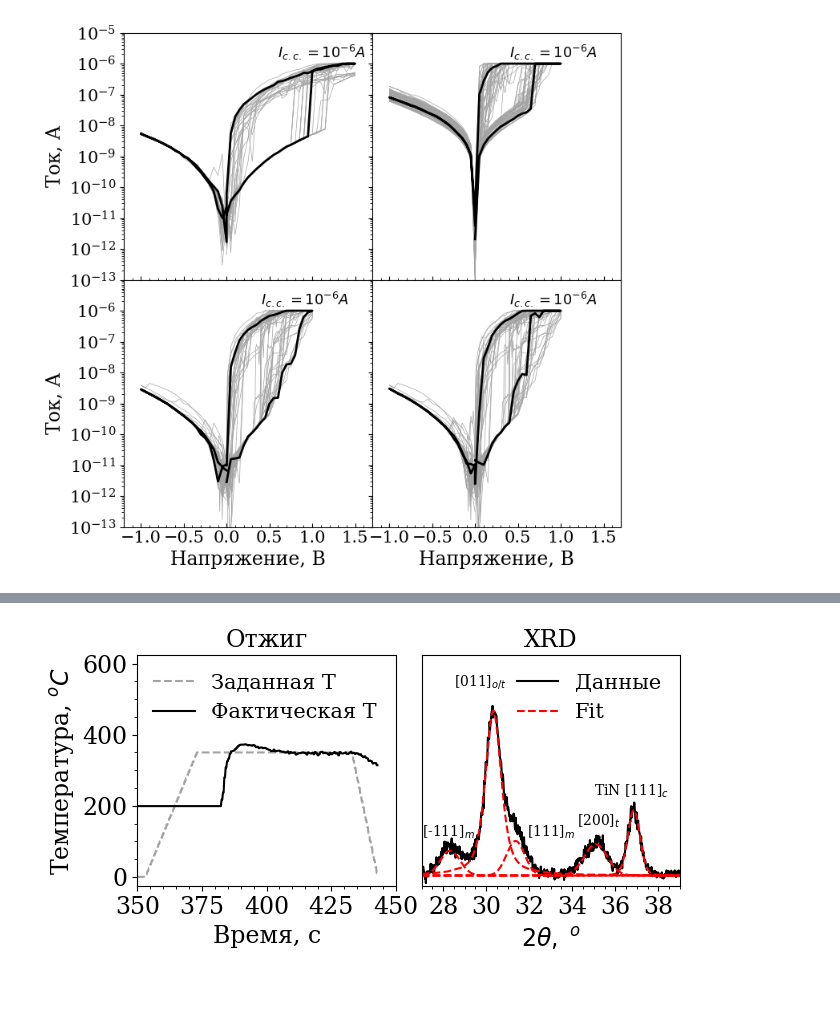
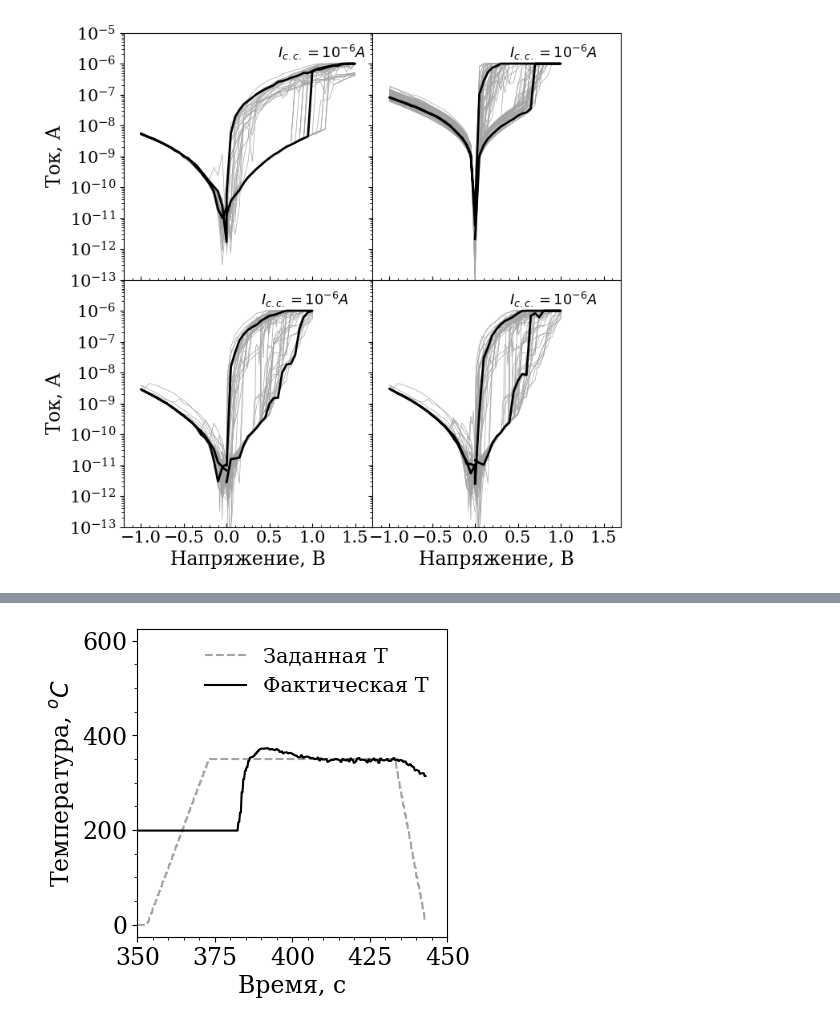
Before and after one commit to OneMoreGate/TiN-HZO_experimental, a Jupyter notebook: sample_4.1_postann_550_PLD/analysis.ipynb, the cells around one changed output, grey strips where cells are left out. Saved outputs shown, nothing was run; the diff lists cells and outputs as text; code cells hidden in the pictures; blank space fills up the shorter version.

```diff
--- a/sample_4.1_postann_550_PLD/analysis.ipynb
+++ b/sample_4.1_postann_550_PLD/analysis.ipynb
@@ -90,11 +90,11 @@ peak_data = pd.read_csv('HZO_peak_fit.dat', delimiter=' ', skiprows=1, header=No
 # %%
 post_ann = pd.read_csv('post_ann.HIS', skiprows=7)
 
-fig = plt.figure(figsize=(7, 3))
-gs = GridSpec(ncols=2, nrows=1, figure=fig)
+fig = plt.figure(figsize=(4, 4))
+gs = GridSpec(ncols=1, nrows=1, figure=fig)
 
 ax_1 = fig.add_subplot(gs[0])
-ax_2 = fig.add_subplot(gs[1])
+#ax_2 = fig.add_subplot(gs[1])
 
 ax_1.plot(post_ann['Time'], post_ann['Setpoint'], linestyle = 'dashed', color = '#a3a3a3', label = 'Заданная T')
 ax_1.plot(post_ann['Time'], post_ann['Pyro'], color = 'k', label = 'Фактическая T')
@@ -106,9 +106,9 @@ ax_1.yaxis.set_major_locator(ticker.MultipleLocator(200))
 ax_1.yaxis.set_minor_locator(ticker.MultipleLocator(50))
 ax_1.set_ylabel(r'Температура, $^oC$', size = 17, fontfamily = 'serif')
 ax_1.set_xlabel('Время, с', size = 17, fontfamily = 'serif')
-ax_1.set_title('Отжиг', size = 17, fontfamily = 'serif')
+#ax_1.set_title('Отжиг', size = 17, fontfamily = 'serif')
 ax_1.tick_params(labelsize=17)
-
+'''
 ax_2.plot(xrd_data['Baseline_X'], xrd_data['Subtracted_Data'], color = 'k', label = 'Данные')
 ax_2.plot(peak_data[0], peak_data[1], color = 'r', linestyle = 'dashed', label = 'Fit')
 ax_2.plot(peak_data[2], peak_data[3], color = 'r', linestyle = 'dashed')
@@ -134,6 +134,6 @@ ax_2.text(34.2, 450, r'[200]$_t$')
 ax_2.text(35, 800, r'TiN [111]$_c$')
 
 gs.update(wspace=0.1)
-
-plt.savefig('annealing.png', dpi = 300, bbox_inches = 'tight')
+'''
+plt.savefig('annealing_1.png', dpi = 300, bbox_inches = 'tight')
 # %% [output]
@@ -144,11 +144,11 @@ peak_data = pd.read_csv('samples3_peak-fitting_deconv.dat', skiprows=1, header=N
 xrd_data = pd.read_csv('samples3_peak-fitting_subtracted.dat', delimiter=' ')
 
 
-fig = plt.figure(figsize=(7, 3))
-gs = GridSpec(ncols=2, nrows=1, figure=fig)
+fig = plt.figure(figsize=(4, 4))
+gs = GridSpec(ncols=1, nrows=1, figure=fig)
 
 ax_1 = fig.add_subplot(gs[0])
-ax_2 = fig.add_subplot(gs[1])
+#ax_2 = fig.add_subplot(gs[1])
 
 ax_1.plot(post_ann['Time'], post_ann['Setpoint'], linestyle = 'dashed', color = '#a3a3a3', label = 'Заданная T')
 ax_1.plot(post_ann['Time'], post_ann['Pyro'], color = 'k', label = 'Фактическая T')
@@ -160,35 +160,35 @@ ax_1.yaxis.set_major_locator(ticker.MultipleLocator(200))
 ax_1.yaxis.set_minor_locator(ticker.MultipleLocator(50))
 ax_1.set_ylabel(r'Температура, $^oC$', size = 17, fontfamily = 'serif')
 ax_1.set_xlabel('Время, с', size = 17, fontfamily = 'serif')
-ax_1.set_title('Отжиг', size = 17, fontfamily = 'serif')
+#ax_1.set_title('Отжиг', size = 17, fontfamily = 'serif')
 ax_1.tick_params(labelsize=17)
-
+'''
 ax_2.plot(xrd_data['Baseline_X'], xrd_data['Subtracted_Data'], color = 'k', label = 'Данные')
 ax_2.plot(peak_data[0], peak_data[1], color = 'r', linestyle = 'dashed', label = 'Fit')
 ax_2.plot(peak_data[2], peak_data[3], color = 'r', linestyle = 'dashed')
 ax_2.plot(peak_data[4], peak_data[5], color = 'r', linestyle = 'dashed')
 ax_2.plot(peak_data[6], peak_data[7], color = 'r', linestyle = 'dashed')
 ax_2.plot(peak_data[8], peak_data[9], color = 'r', linestyle = 'dashed')
 ax_2.xaxis.set_major_locator(ticker.MultipleLocator(2))
 ax_2.xaxis.set_minor_locator(ticker.MultipleLocator(0.5))
 ax_2.yaxis.set_major_locator(ticker.MultipleLocator(250))
 ax_2.yaxis.set_minor_locator(ticker.MultipleLocator(50))
 ax_2.tick_params(axis='x', labelsize=17)
 ax_2.tick_params(axis='y', which = 'both', left = False, labelleft = False)
 #ax_2.set_ylabel('Интенсивность', size = 17, fontfamily = 'serif')
 ax_2.set_xlabel(r'$ 2\theta, \; ^o$', size = 17, fontfamily = 'serif')
 ax_2.set_title('XRD', size = 17, fontfamily = 'serif')
 ax_2.set_xlim([27,39])
 ax_2.set_ylim([-5,110])
 ax_2.legend(frameon = False, fontsize = 15)
 ax_2.text(27, 20, r'[-111]$_m$')
 ax_2.text(28.5, 95, r'[011]$_{o/t}$')
 ax_2.text(31.9, 20, r'[111]$_m$')
 ax_2.text(34.2, 25, r'[200]$_t$')
 ax_2.text(35, 40, r'TiN [111]$_c$')
 
-gs.update(wspace=0.1)
+gs.update(wspace=0.1)'''
 
 plt.savefig('annealing_2.png', dpi = 300, bbox_inches = 'tight')
 # %% [output]
-[figure, old version]
+[figure, new version]
```
Also changed, not shown: parts of 2 cells of this notebook, 6 other files.
